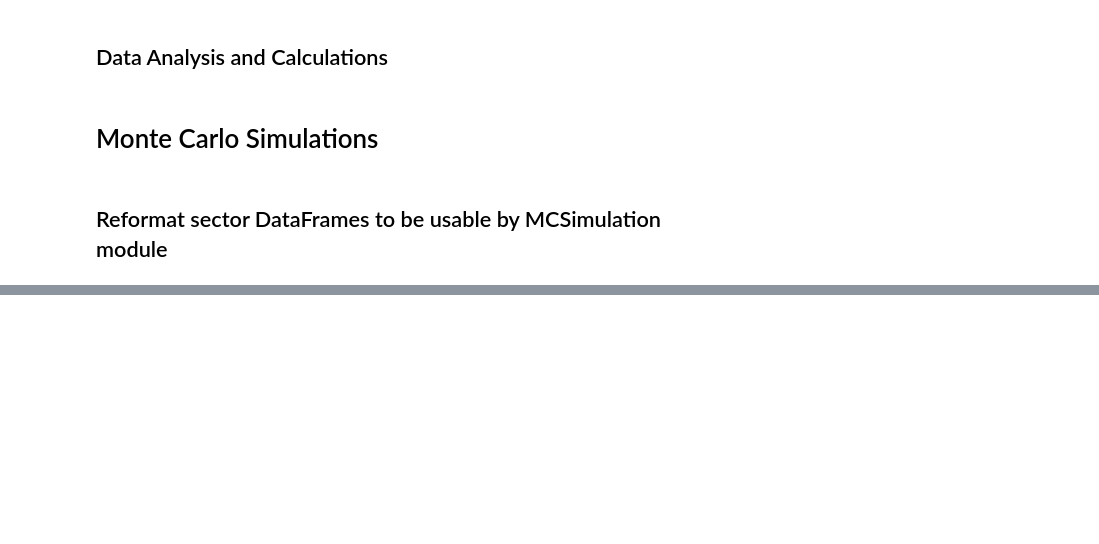
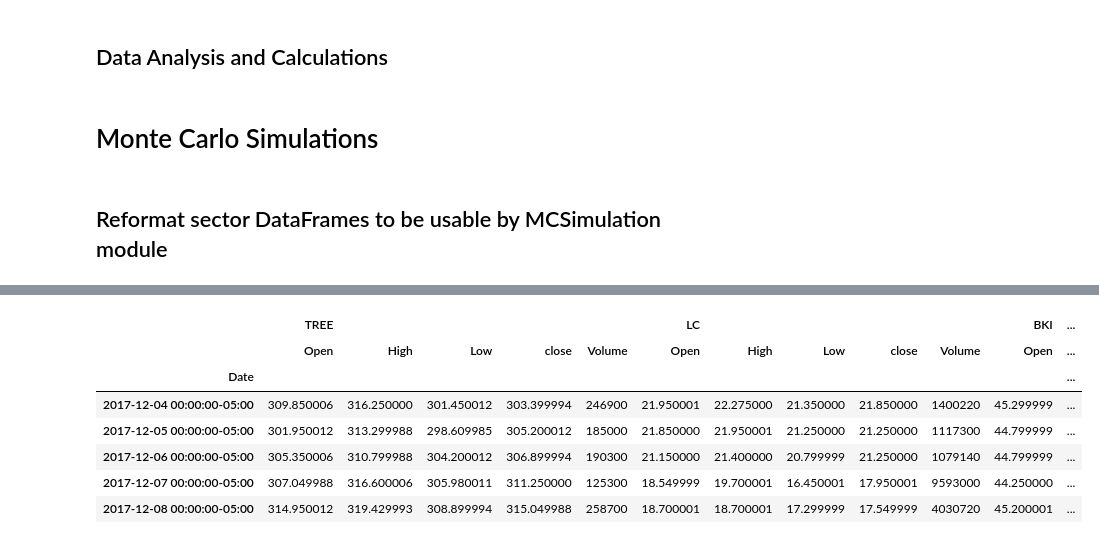
Before and after one commit to fintech-quagga-group/fintech-sector-portfolio-analysis, a Jupyter notebook: fintech-sector-portfolio-analysis.ipynb, the cells around one changed output, grey strips where cells are left out. Saved outputs shown, nothing was run; the diff lists cells and outputs as text; code cells hidden in the pictures; blank space fills up the shorter version.

```diff
--- a/fintech-sector-portfolio-analysis.ipynb
+++ b/fintech-sector-portfolio-analysis.ipynb
@@ -80,6 +80,11 @@ def get_daily_returns_df(yf_tickers, ticker_names, period):
     display(daily_returns_df.tail())
 
     return daily_returns_df
+# %%
+# definte stock tickers for each sector
+paytech_ticker_names = ['PYPL', 'SQ', 'MA']
+lending_ticker_names = ['TREE', 'LC', 'BKI']
+banking_ticker_names = ['FISV', 'JKHY', 'FIS']
 # %% [markdown]
 ### Get 5 years of data for Paytech sector - PayPal, Square, and MasterCard
 # %%
@@ -345,0 +355,12 @@ mc_test = MCSimulation(
+# %%
+# format data for lending sector
+lending_df = get_data_for_mcsim(lending_tickers, lending_ticker_names, '5y')
+# %% [output]
+|  | TREE |  |  |  |  | LC |  |  |  |  | BKI | ... |
+|  | Open | High | Low | close | Volume | Open | High | Low | close | Volume | Open | ... |
+| Date |  |  |  |  |  |  |  |  |  |  |  | ... |
+| 2017-12-04 00:00:00-05:00 | 309.850006 | 316.250000 | 301.450012 | 303.399994 | 246900 | 21.950001 | 22.275000 | 21.350000 | 21.850000 | 1400220 | 45.299999 | ... |
+| 2017-12-05 00:00:00-05:00 | 301.950012 | 313.299988 | 298.609985 | 305.200012 | 185000 | 21.850000 | 21.950001 | 21.250000 | 21.250000 | 1117300 | 44.799999 | ... |
+| 2017-12-06 00:00:00-05:00 | 305.350006 | 310.799988 | 304.200012 | 306.899994 | 190300 | 21.150000 | 21.400000 | 20.799999 | 21.250000 | 1079140 | 44.799999 | ... |
+| 2017-12-07 00:00:00-05:00 | 307.049988 | 316.600006 | 305.980011 | 311.250000 | 125300 | 18.549999 | 19.700001 | 16.450001 | 17.950001 | 9593000 | 44.250000 | ... |
+| 2017-12-08 00:00:00-05:00 | 314.950012 | 319.429993 | 308.899994 | 315.049988 | 258700 | 18.700001 | 18.700001 | 17.299999 | 17.549999 | 4030720 | 45.200001 | ... |
```
Also changed, not shown: parts of 10 cells of this notebook.
